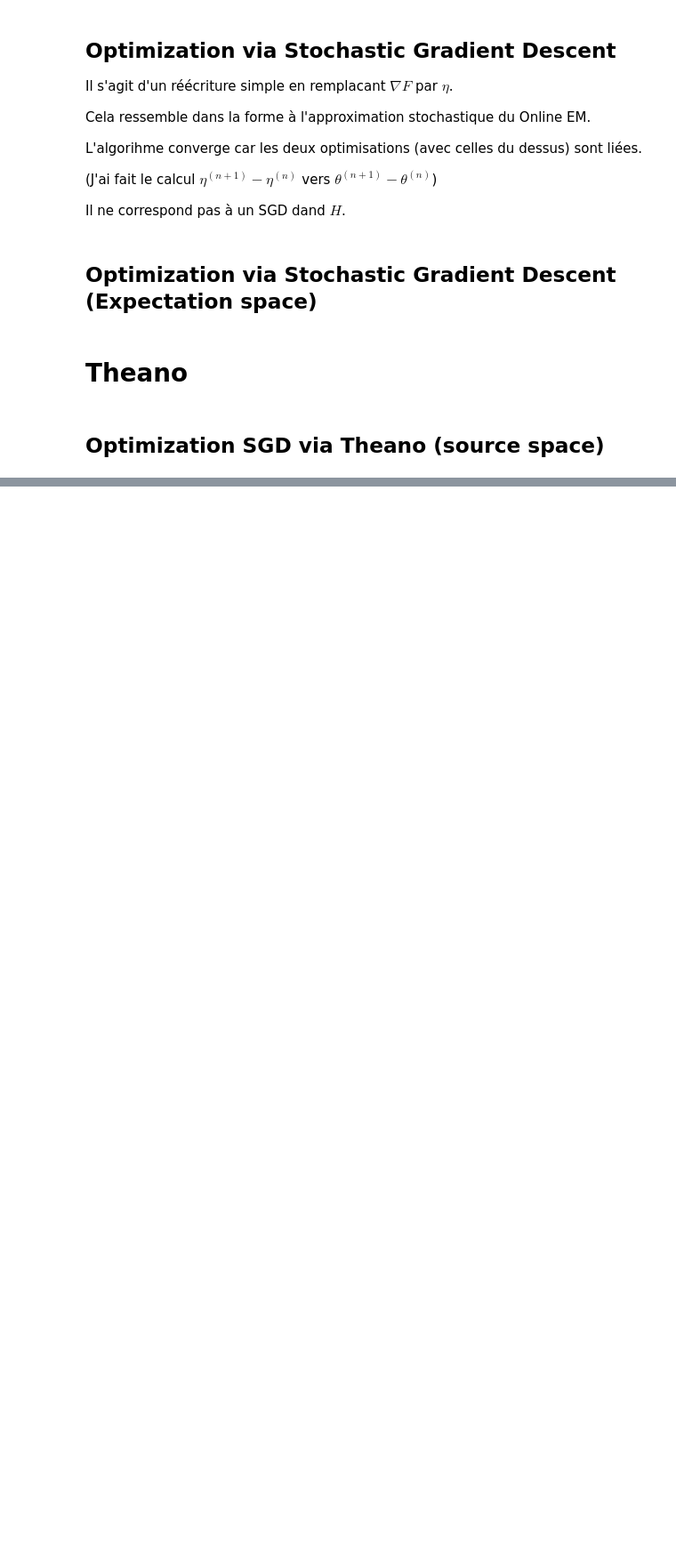
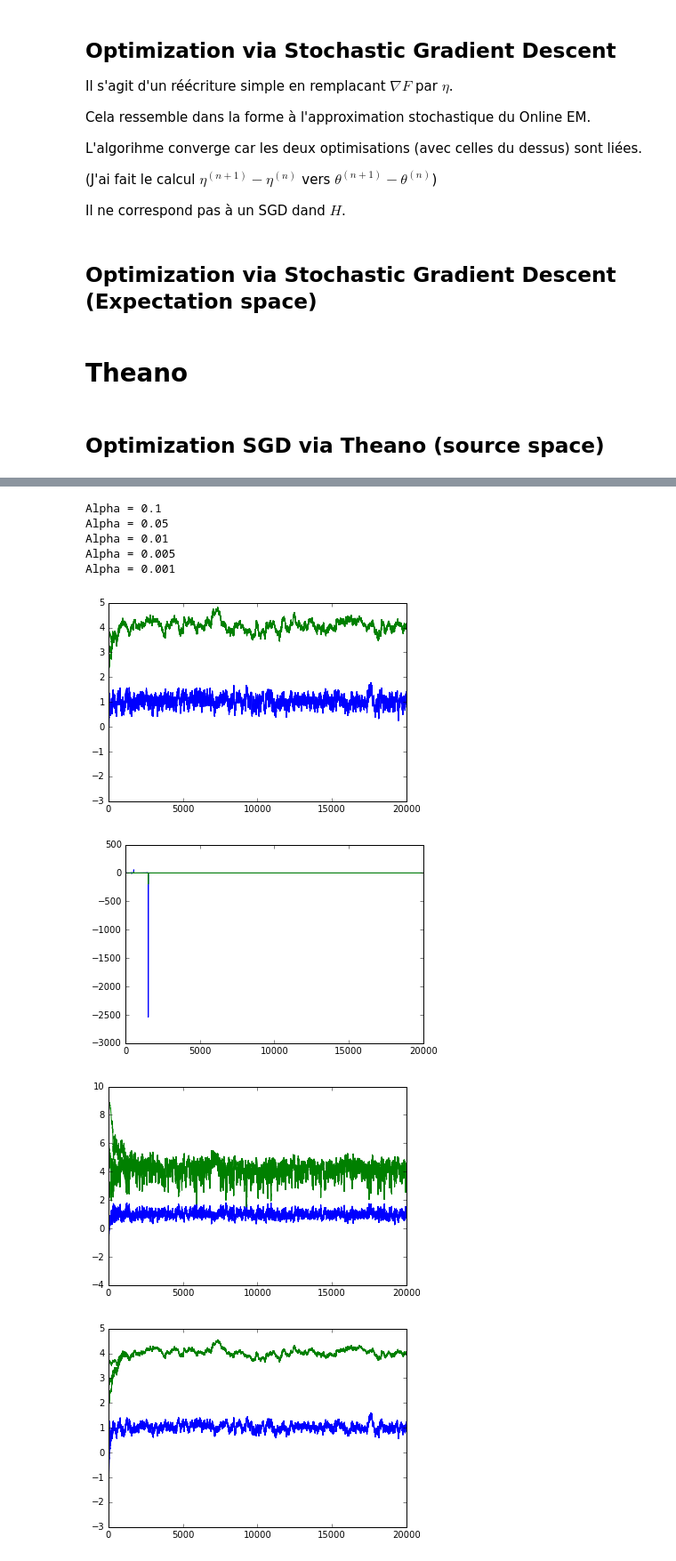
Before and after one commit to christophesaintjean/christophesaintjean.github.io, a Jupyter notebook: Python/Optimization with univariate gaussian.ipynb, the cells around one changed output, grey strips where cells are left out. Shown at 89% size. Cells and saved outputs as stored; diff of their text form; code cells hidden in the pictures; blank space fills up the shorter version.

```diff
--- a/Python/Optimization with univariate gaussian.ipynb
+++ b/Python/Optimization with univariate gaussian.ipynb
@@ -84,7 +88,7 @@ Cas 1D - Data
 # %%
 seed = 13
 np.random.seed(seed)
-N, batch_size = 1000*4, 100
+N, batch_size = 20000*4, 100
 mu_true, sigma_true = 1, 2
 sigma2_true = sigma_true**2
 theta1_true, theta2_true = lb2th(mu_true, sigma2_true)
@@ -629,0 +794,27 @@ kl_boxplot(results_0005, Xt, [200, 2000, 20000])
+# %%
+ticks = np.uint(np.linspace(200, 20000,10))
+ticks = [200, 2000, 20000]
+for alpha in alphas:
+    print ('Alpha = '+str(alpha))
+    SGD_lb_alpha = Parallel(n_jobs=-1, verbose=0)(delayed(train_on_lb)
+                                                  (lb, gradient_updates, alpha=alpha) for lb in lb_init)
+    #kl_boxplot(SGD_lb_alpha, ticks)
+    mu_sig_plot(SGD_lb_alpha)
+    SGD_th_alpha = Parallel(n_jobs=-1, verbose=0)(delayed(train_on_th)
+                                                  (th, gradient_updates, alpha=alpha) for th in th_init)
+    mu_sig_plot(SGD_th_alpha)
+    #kl_boxplot(SGD_th_alpha, ticks)
+    SGD_et_alpha = Parallel(n_jobs=-1, verbose=0)(delayed(train_on_et)
+                                                  (et, gradient_updates, alpha=alpha) for et in et_init)
+    mu_sig_plot(SGD_et_alpha)
+    #kl_boxplot(SGD_et_alpha, ticks)
+# %% [output]
+Alpha = 0.1
+Alpha = 0.05
+Alpha = 0.01
+Alpha = 0.005
+Alpha = 0.001
+[figure, added]
+[figure, added]
+[figure, added]
+[figure, added]
```
Also changed, not shown: parts of 25 cells of this notebook.
